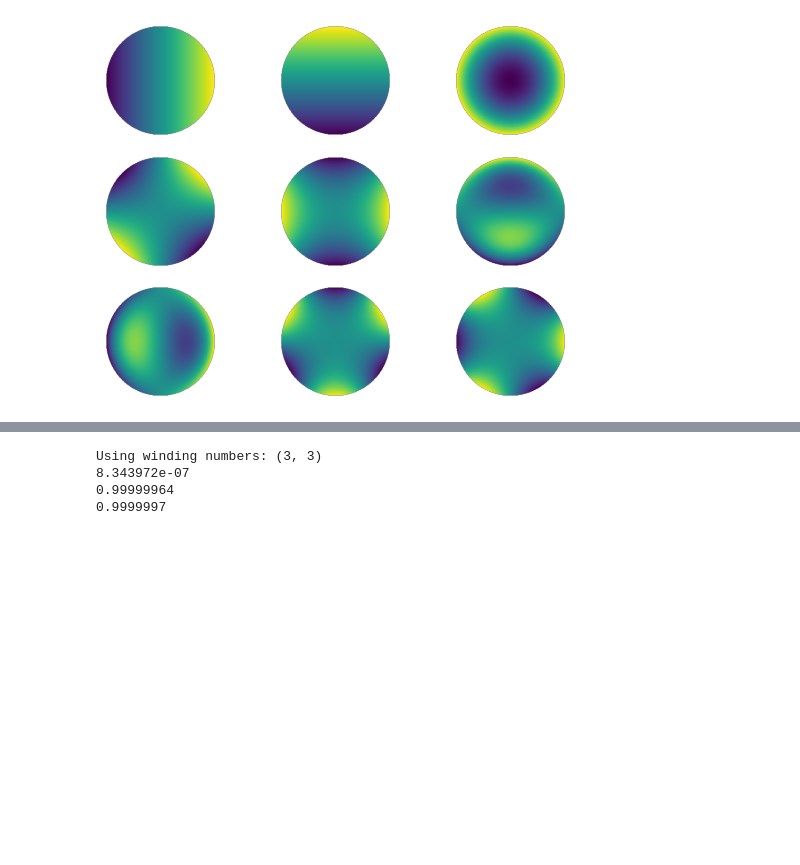
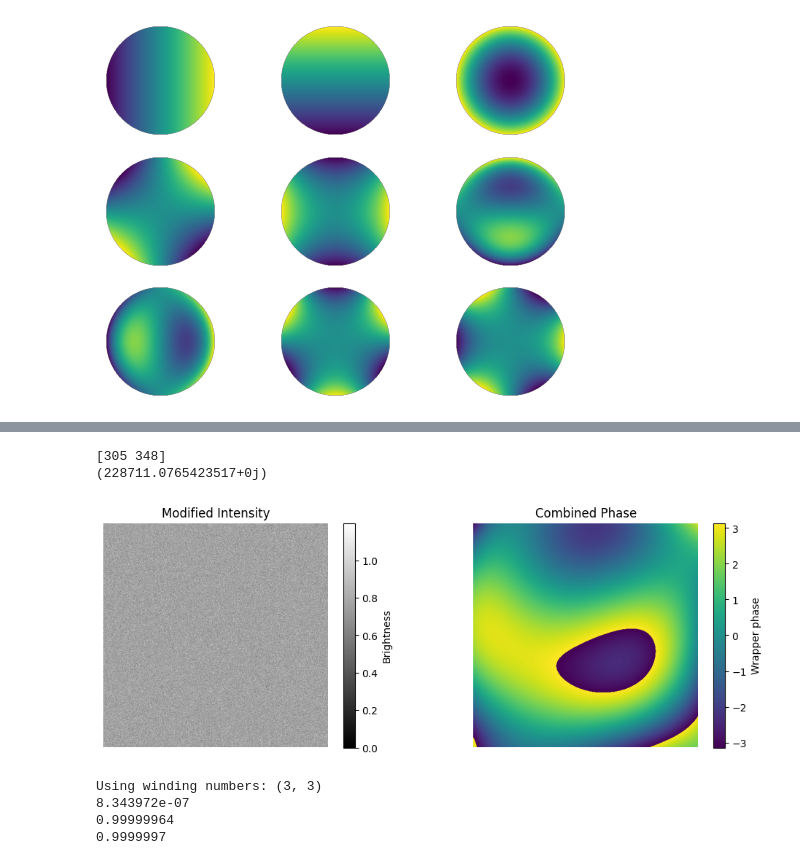
Before and after one commit to cbrabes/phastphase, a Jupyter notebook: generation_notebook.ipynb, the cells around one changed output, grey strips where cells are left out. Drawn from its saved outputs; the diff is of its cells as text; code cells hidden in the pictures; blank space fills up the shorter version.

```diff
--- a/generation_notebook.ipynb
+++ b/generation_notebook.ipynb
@@ -236,3 +260,43 @@ Using winding numbers: (0, 0)
+# %%
+from phastphase.data_generation import data_generation_utils
+
+import cv2 as cv
+import numpy as np
+import matplotlib.pyplot as plt
+import jax.numpy as jnp
+import jax
+
+jax.config.update('jax_enable_x64', True)
+
+# Load image as near field intensity
+filename = "datasets/dataset_generated_23_34_19_14_11_2025_512x512/case_3/2.npz"
+
+data = np.load(filename)
+
+near_field = data["near_field"]
+bright_spot = data["spot_center"]
+print(bright_spot)
+
+print(near_field[int(bright_spot[0]), int(bright_spot[1])])
+near_field[int(bright_spot[0]), int(bright_spot[1])] = 0.0
+
+fig, ax = plt.subplots(1, 2, figsize=(12, 4))
+
+im = ax[0].imshow(np.abs(near_field) ** 2, cmap='gray')
+ax[0].set_title("Modified Intensity")
+fig.colorbar(im, label='Brightness', ax=ax[0])
+ax[0].axis('off')
+
+im = ax[1].imshow(np.angle(near_field))
+ax[1].set_title("Combined Phase")
+fig.colorbar(im, label='Wrapper phase', ax=ax[1])
+ax[1].axis('off')
+
+plt.show()
+# %% [output]
+[305 348]
+(228711.0765423517+0j)
+[figure, added]
 # %%
 from jax import random
 import jax.lax as lax
```
Also changed, not shown: parts of 2 cells of this notebook, 13 other files.
